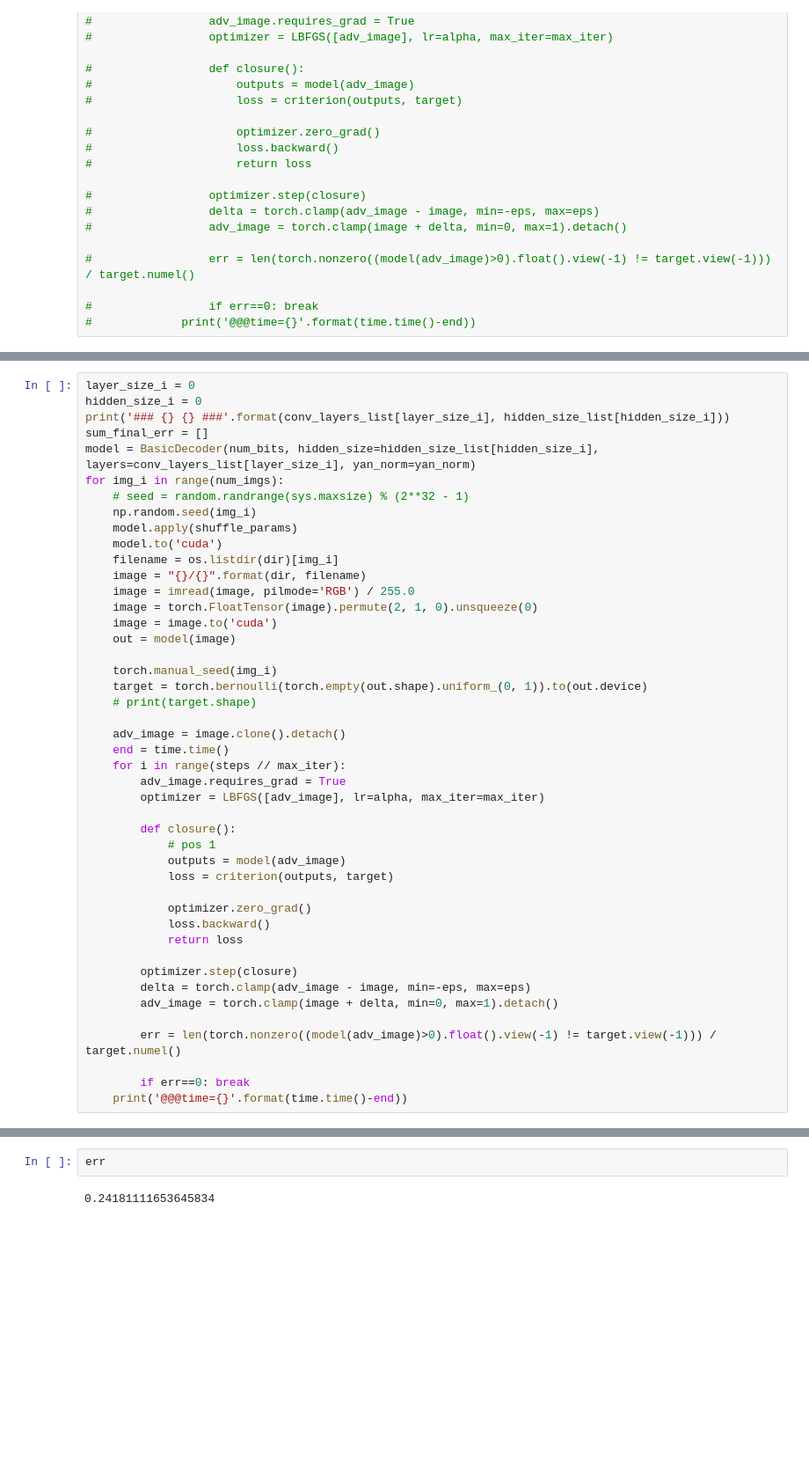
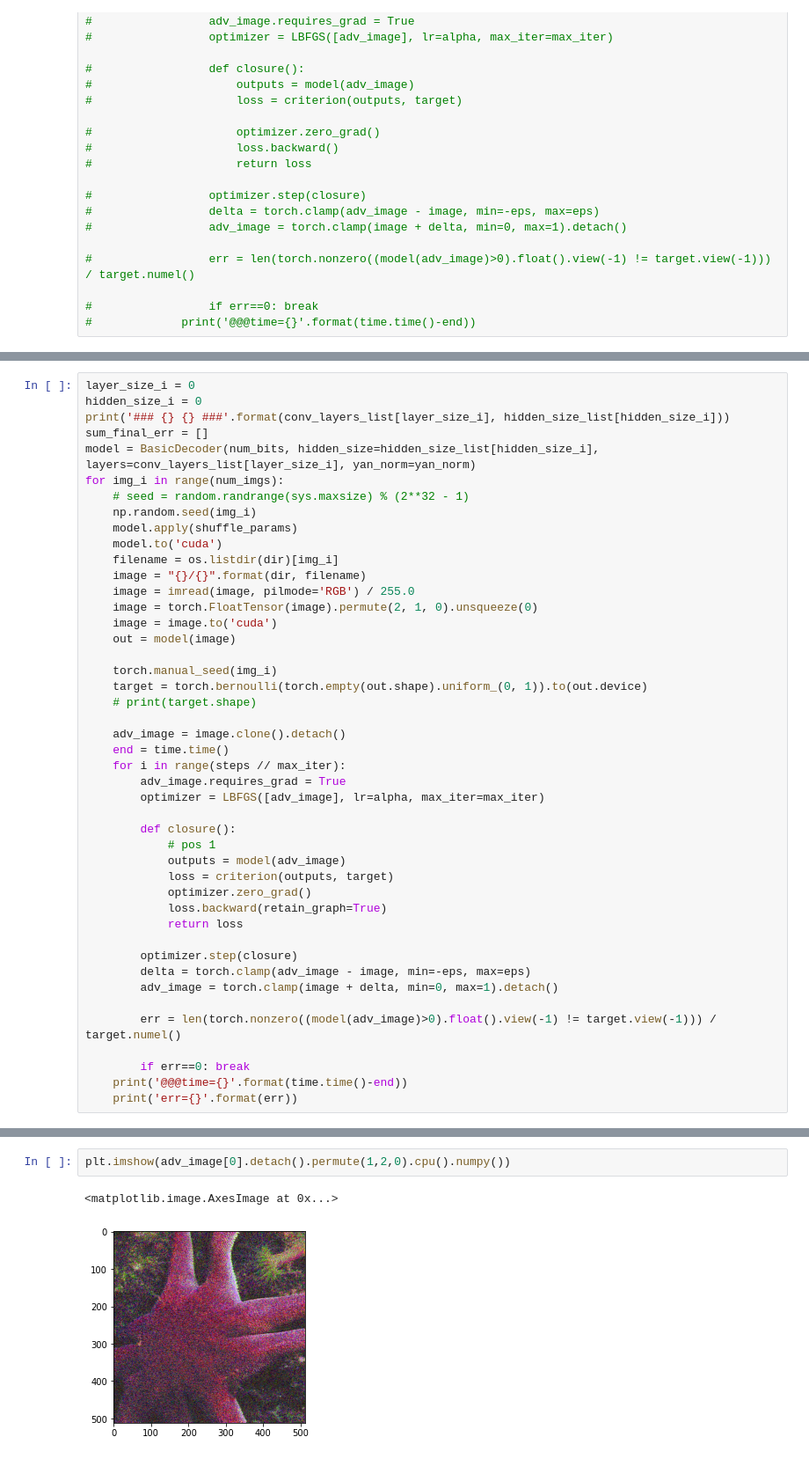
Before and after one commit to varshakishore/FaceDetection, a Jupyter notebook: SteganoGAN_boyi/research/pgd_attack_boyi.ipynb, the cells around one changed output, grey strips where cells are left out. Shown at 88% size. Drawn from its saved outputs; the diff is of its cells as text; blank space fills up the shorter version.

```diff
--- a/SteganoGAN_boyi/research/pgd_attack_boyi.ipynb
+++ b/SteganoGAN_boyi/research/pgd_attack_boyi.ipynb
@@ -401,9 +417,8 @@ for img_i in range(num_imgs):
             # pos 1
             outputs = model(adv_image)
             loss = criterion(outputs, target)
-
             optimizer.zero_grad()
-            loss.backward()
+            loss.backward(retain_graph=True)
             return loss
 
         optimizer.step(closure)
@@ -414,5 +429,6 @@ for img_i in range(num_imgs):
 
         if err==0: break
     print('@@@time={}'.format(time.time()-end))
+    print('err={}'.format(err))
 # %% [output]
 ### 3 16 ###
@@ -423,4 +437,5 @@ for img_i in range(num_imgs):
-# %%
-err
-# %% [output]
-0.24181111653645834
+# %%
+plt.imshow(adv_image[0].detach().permute(1,2,0).cpu().numpy())
+# %% [output]
+<matplotlib.image.AxesImage at 0x...>
+[figure, added]
```
Also changed, not shown: parts of 8 cells of this notebook.
